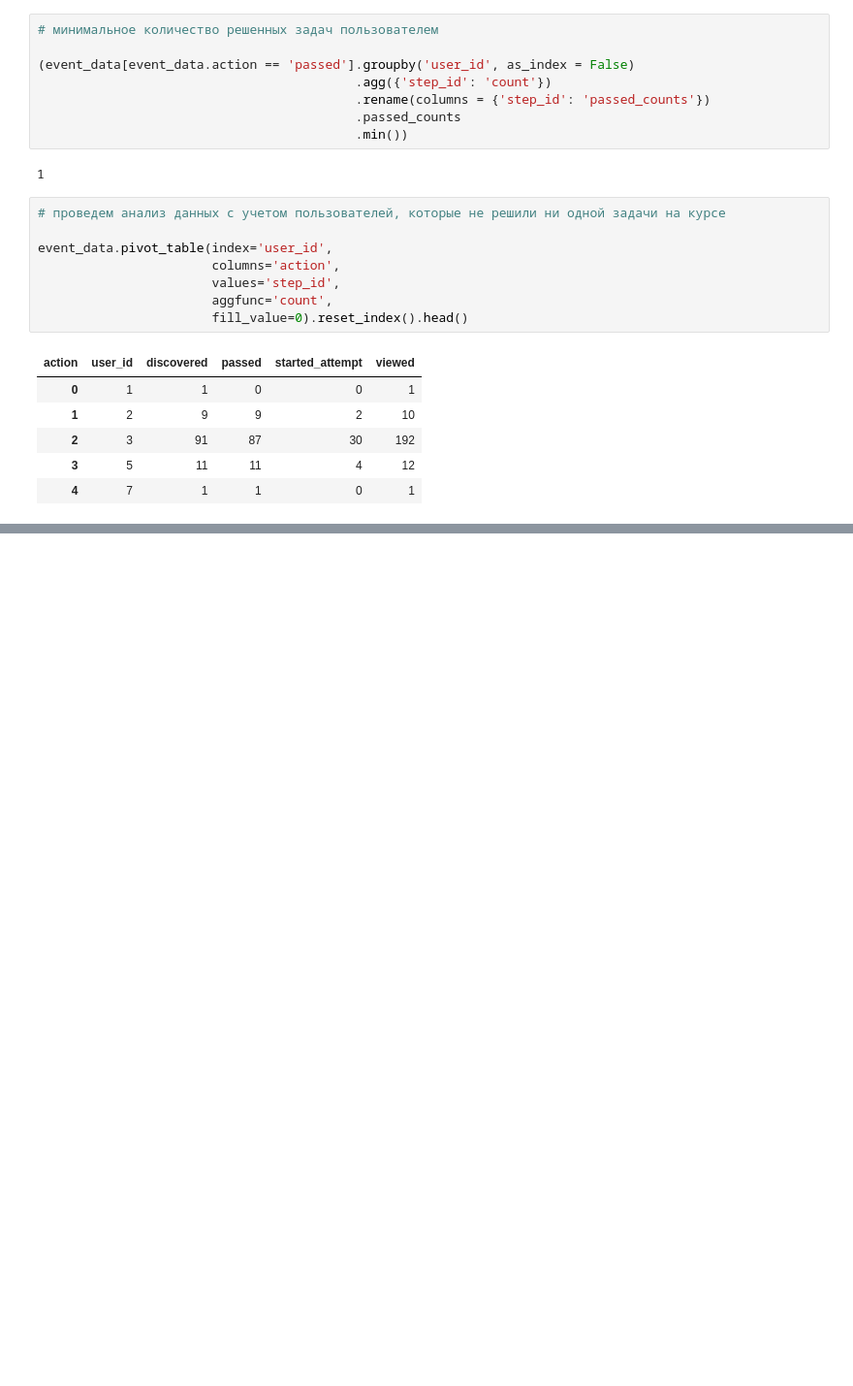
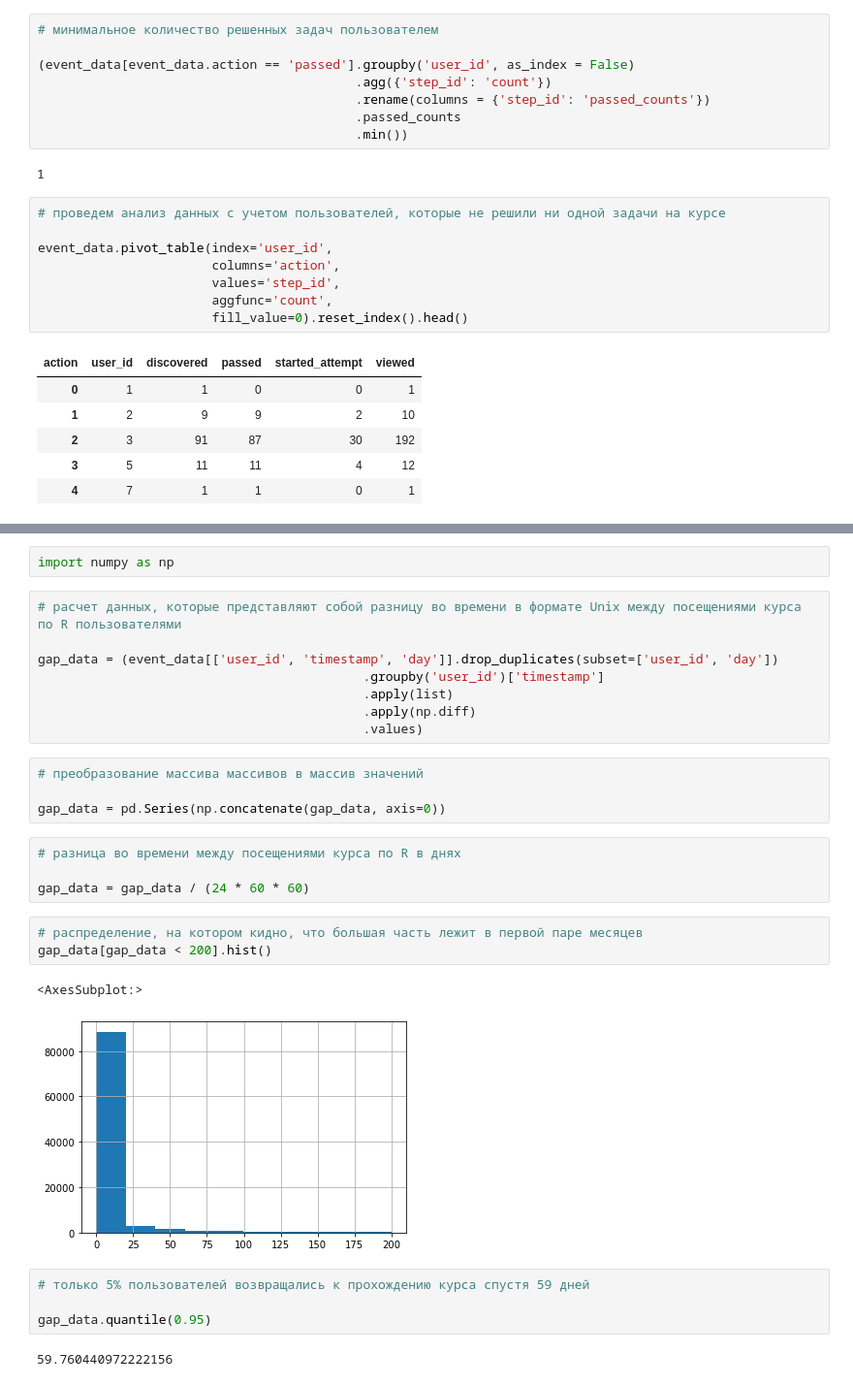
Before and after one commit to vavilovnv/Data-analysis, a Jupyter notebook: Intro to DS and ML/Intro.ipynb, the cells around one changed output, grey strips where cells are left out. Shown at 97% size. Cells and saved outputs as stored; diff of their text form; blank space fills up the shorter version.

```diff
--- a/Intro to DS and ML/Intro.ipynb
+++ b/Intro to DS and ML/Intro.ipynb
@@ -824,0 +856,30 @@ submissions_train.head()
+# %%
+import numpy as np
+# %%
+# расчет данных, которые представляют собой разницу во времени в формате Unix между посещениями курса по R пользователями
+
+gap_data = (event_data[['user_id', 'timestamp', 'day']].drop_duplicates(subset=['user_id', 'day'])
+                                           .groupby('user_id')['timestamp']
+                                           .apply(list)
+                                           .apply(np.diff)
+                                           .values)
+# %%
+# преобразование массива массивов в массив значений
+
+gap_data = pd.Series(np.concatenate(gap_data, axis=0))
+# %%
+# разница во времени между посещениями курса по R в днях
+
+gap_data = gap_data / (24 * 60 * 60)
+# %%
+# распределение, на котором кидно, что большая часть лежит в первой паре месяцев
+gap_data[gap_data < 200].hist()
+# %% [output]
+<AxesSubplot:>
+[figure, added]
+# %%
+# только 5% пользователей возвращались к прохождению курса спустя 59 дней
+
+gap_data.quantile(0.95)
+# %% [output]
+59.760440972222156
```
Also changed, not shown: parts of 9 cells of this notebook.
